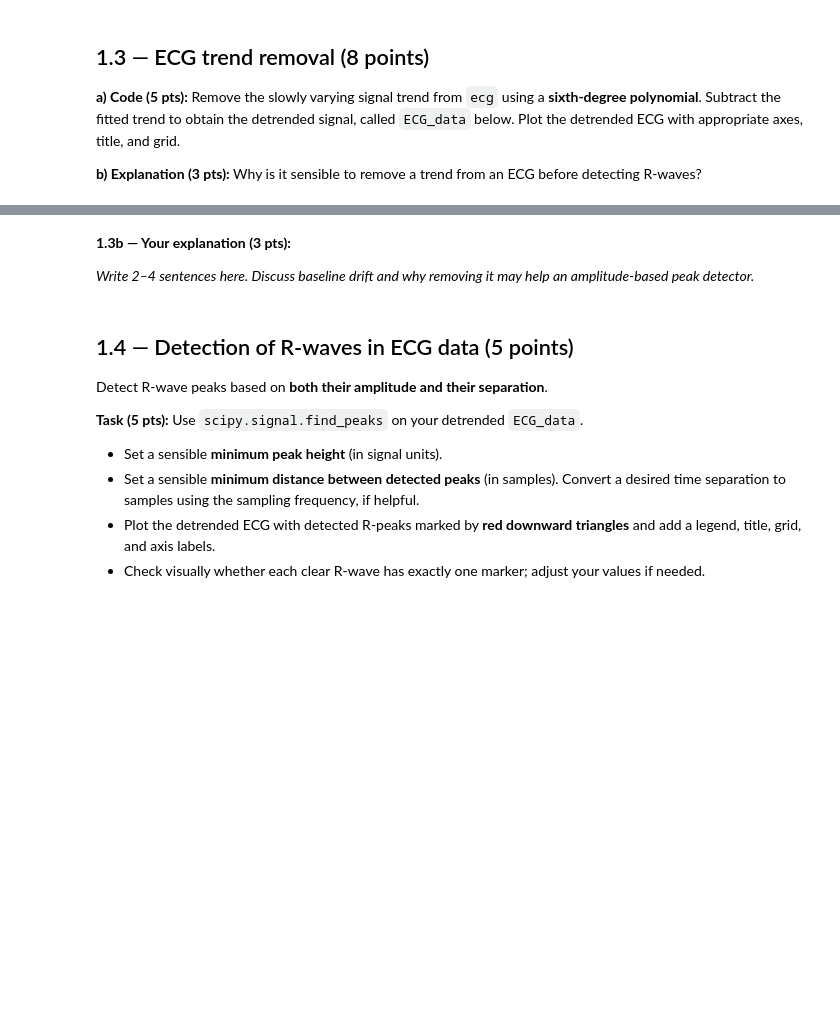
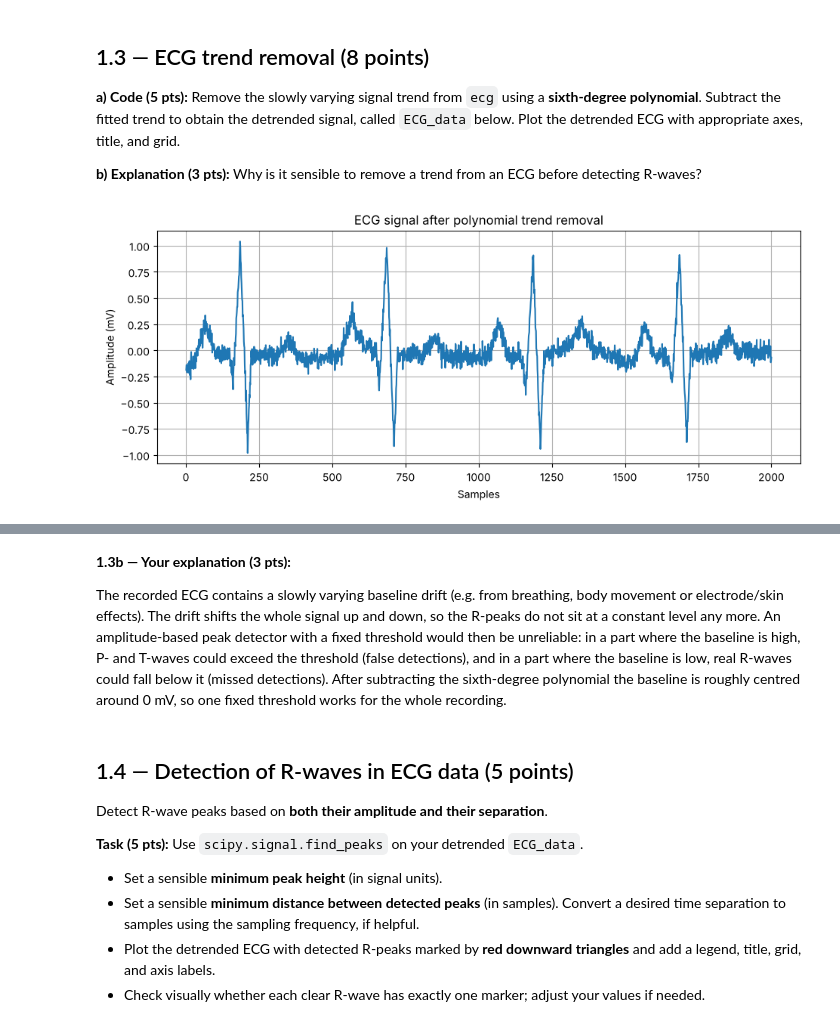
Before and after one commit to arnav-arg/Biomedical-Image-and-Signal-Analysis-Exercises, a Jupyter notebook: E03/Exercise_03_R_Wave_Detection_Python.ipynb, the cells around one changed output, grey strips where cells are left out. Cells and saved outputs as stored; diff of their text form; code cells hidden in the pictures; blank space fills up the shorter version.

Commit message:
Exercise parts 1.3 and 1.5 completed. Full exercise completed

```diff
--- a/E03/Exercise_03_R_Wave_Detection_Python.ipynb
+++ b/E03/Exercise_03_R_Wave_Detection_Python.ipynb
@@ -131,18 +131,20 @@ else:
 # %%
 # 1.3a — Sixth-degree polynomial trend removal
 x = np.arange(1, ecg.size + 1)
 
-poly_model = None  # TODO: fit a polynomial of degree 6 to (x, ecg)
-trend = None       # TODO: evaluate the fitted polynomial at x
-ECG_data = None    # TODO: subtract the trend from the original ecg
+poly_coefficients = np.polyfit(x, ecg, 6)       # fit a polynomial of degree 6 to (x, ecg)
+trend = np.polyval(poly_coefficients, x)        # evaluate the fitted polynomial at x
+ECG_data = ecg - trend                          # subtract the trend from the original ecg
 
-if ECG_data is not None:
-    fig, ax = plt.subplots(figsize=(11, 4))
-    # TODO: plot ECG_data against x
-    # TODO: add a title, axis labels (samples / mV), and grid
-    plt.show()
-else:
-    print("TODO 1.3a: calculate 'poly_model', 'trend', and 'ECG_data'.")
+fig, ax = plt.subplots(figsize=(11, 4))
+ax.plot(x, ECG_data)
+ax.set_title("ECG signal after polynomial trend removal")
+ax.set_xlabel("Samples")
+ax.set_ylabel("Amplitude (mV)")
+ax.grid(True)
+plt.show()
+# %% [output]
+[figure, added]
 # %% [markdown]
 ![Detrended ECG reference plot](attachment:fig3_detrended.png)
 
@@ -150,7 +152,7 @@ else:
 # %% [markdown]
 **1.3b — Your explanation (3 pts):**
 
-_Write 2–4 sentences here. Discuss baseline drift and why removing it may help an amplitude-based peak detector._
+The recorded ECG contains a slowly varying baseline drift (e.g. from breathing, body movement or electrode/skin effects). The drift shifts the whole signal up and down, so the R-peaks do not sit at a constant level any more. An amplitude-based peak detector with a fixed threshold would then be unreliable: in a part where the baseline is high, P- and T-waves could exceed the threshold (false detections), and in a part where the baseline is low, real R-waves could fall below it (missed detections). After subtracting the sixth-degree polynomial the baseline is roughly centred around 0 mV, so one fixed threshold works for the whole recording.
 # %% [markdown]
 ## 1.4 — Detection of R-waves in ECG data (5 points)
 
```
Also changed, not shown: parts of 8 cells of this notebook.
